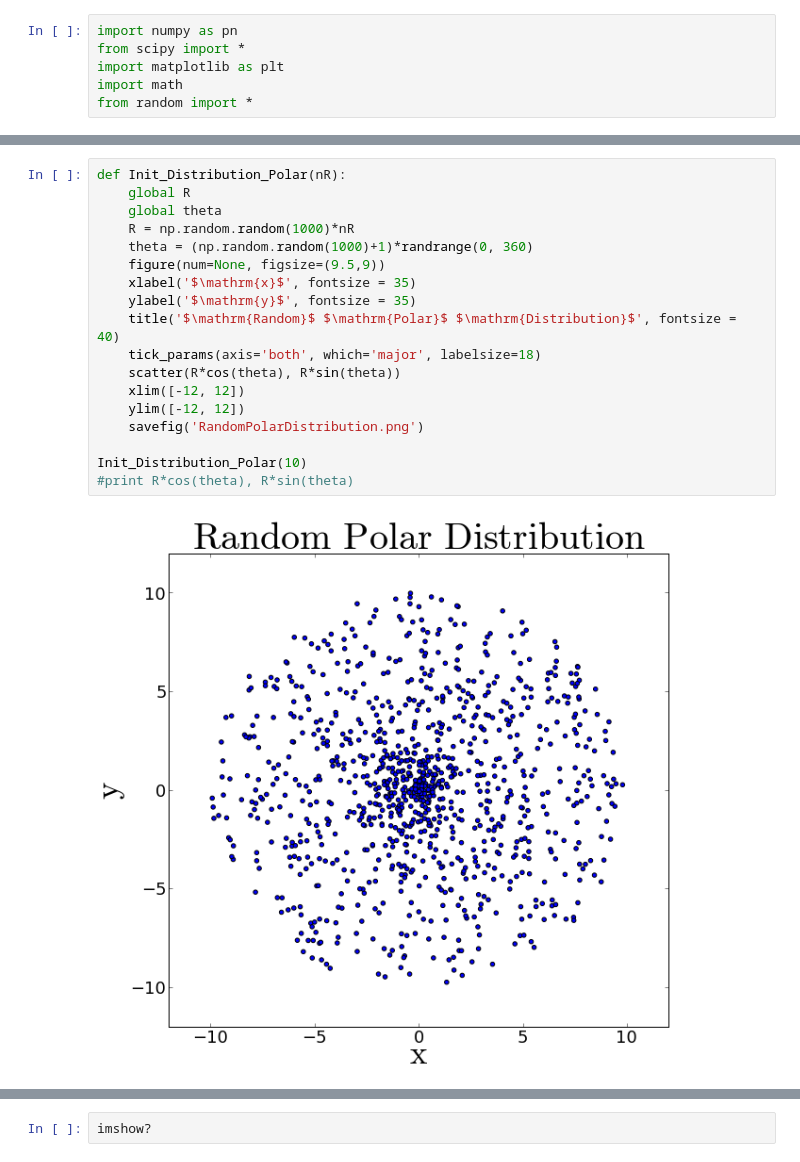
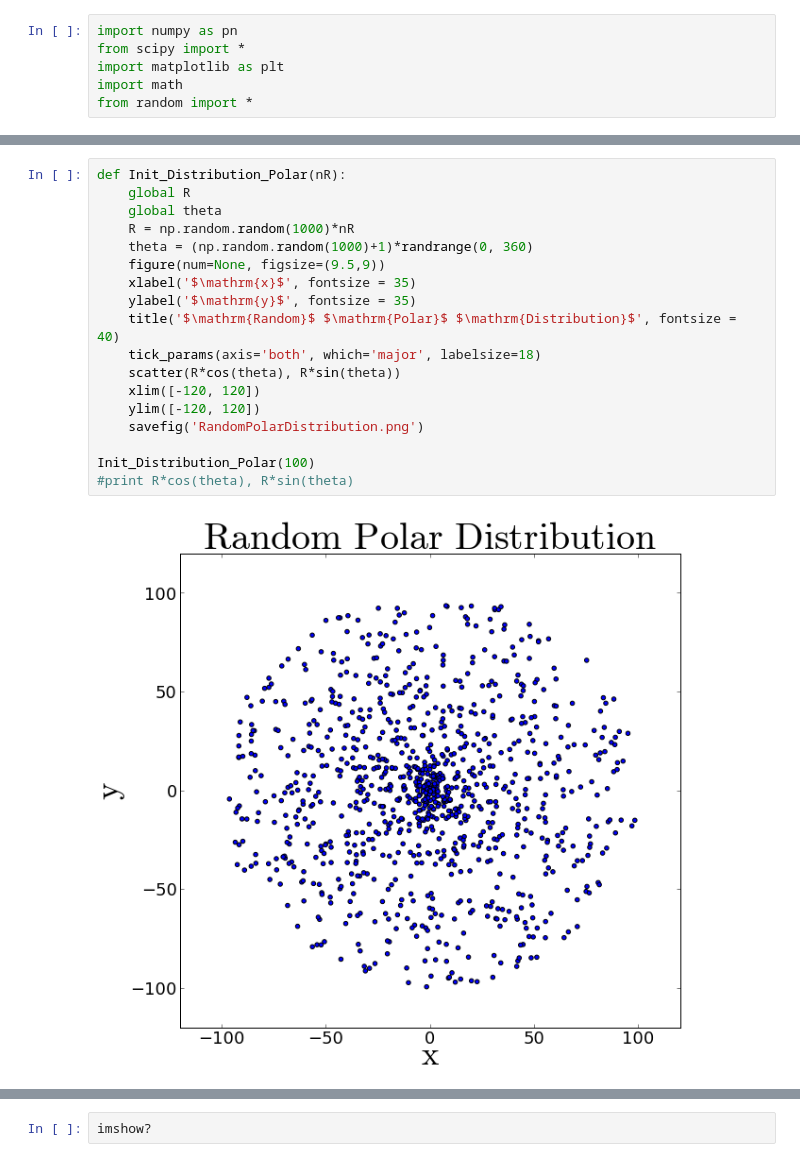
Before and after one commit to jngaravitoc/Bayesian_Homeworks, a Jupyter notebook: Bayesian_Code_Analytic_Solution.ipynb, the cells around one changed output, grey strips where cells are left out. Cells and saved outputs as stored; diff of their text form.

Commit message:
Fixed Polar Model

```diff
--- a/Bayesian_Code_Analytic_Solution.ipynb
+++ b/Bayesian_Code_Analytic_Solution.ipynb
@@ -32,21 +28,21 @@ Init_Distribution(1000, 1000)
 # %%
 def Init_Distribution_Polar(nR):
     global R
     global theta
     R = np.random.random(1000)*nR
     theta = (np.random.random(1000)+1)*randrange(0, 360)
     figure(num=None, figsize=(9.5,9))
     xlabel('$\mathrm{x}$', fontsize = 35)
     ylabel('$\mathrm{y}$', fontsize = 35)
     title('$\mathrm{Random}$ $\mathrm{Polar}$ $\mathrm{Distribution}$', fontsize = 40)
     tick_params(axis='both', which='major', labelsize=18)
     scatter(R*cos(theta), R*sin(theta))
-    xlim([-12, 12])
-    ylim([-12, 12])
+    xlim([-120, 120])
+    ylim([-120, 120])
     savefig('RandomPolarDistribution.png')
 
-Init_Distribution_Polar(10)
+Init_Distribution_Polar(100)
 #print R*cos(theta), R*sin(theta)
 # %% [output]
-[figure, old version]
+[figure, new version]
 # %%
```
Also changed, not shown: parts of 7 cells of this notebook.
